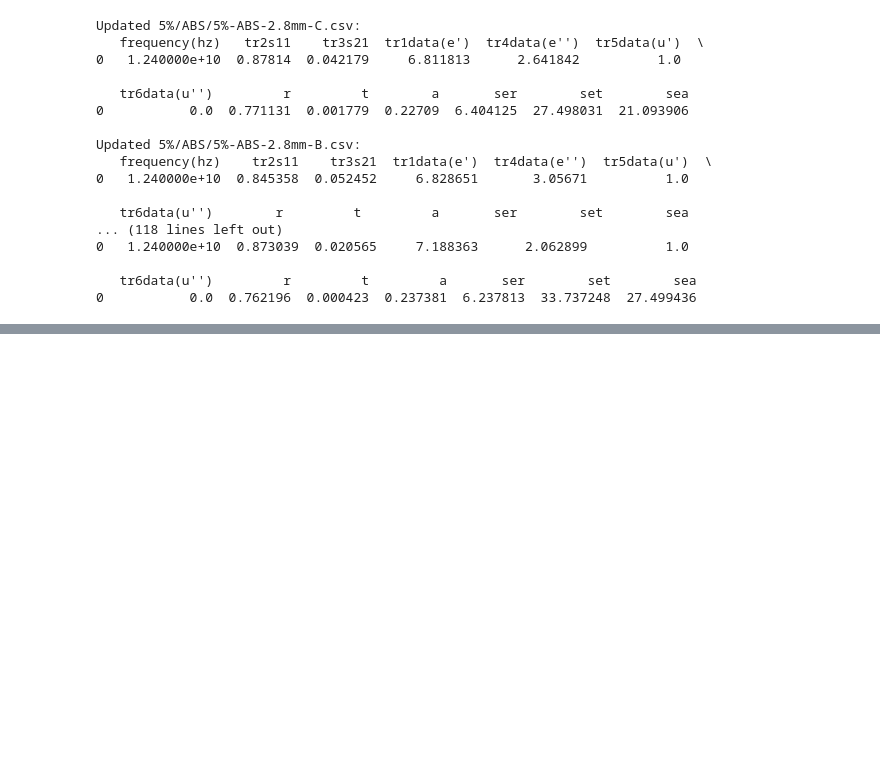
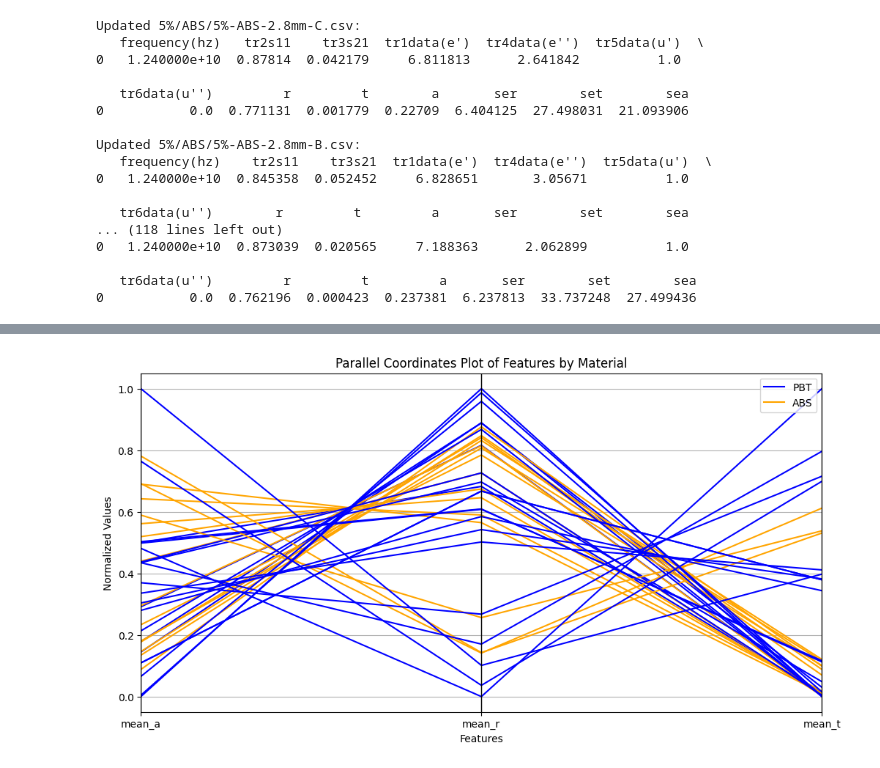
Before and after one commit to humzkhan/Adaptive_learning, a Jupyter notebook: Thesis_improved.ipynb, the cells around one changed output, grey strips where cells are left out. Saved outputs shown, nothing was run; the diff lists cells and outputs as text; code cells hidden in the pictures; blank space fills up the shorter version.

```diff
--- a/Thesis_improved.ipynb
+++ b/Thesis_improved.ipynb
@@ -276,0 +737,16 @@ Updated 5%/ABS/5%-ABS-2.8mm-B.csv:
+# %%
+from pandas.plotting import parallel_coordinates
+
+# Normalize features for better comparison
+normalized_df = thesis_df.copy()
+for col in ['mean_a', 'mean_r', 'mean_t']:
+    normalized_df[col] = (normalized_df[col] - normalized_df[col].min()) / (normalized_df[col].max() - normalized_df[col].min())
+
+plt.figure(figsize=(12, 6))
+parallel_coordinates(normalized_df, class_column='material', cols=['mean_a', 'mean_r', 'mean_t'], color=['blue', 'orange'])
+plt.title('Parallel Coordinates Plot of Features by Material')
+plt.xlabel('Features')
+plt.ylabel('Normalized Values')
+plt.show()
+# %% [output]
+[figure, added]
```
Also changed, not shown: parts of 16 cells of this notebook.
